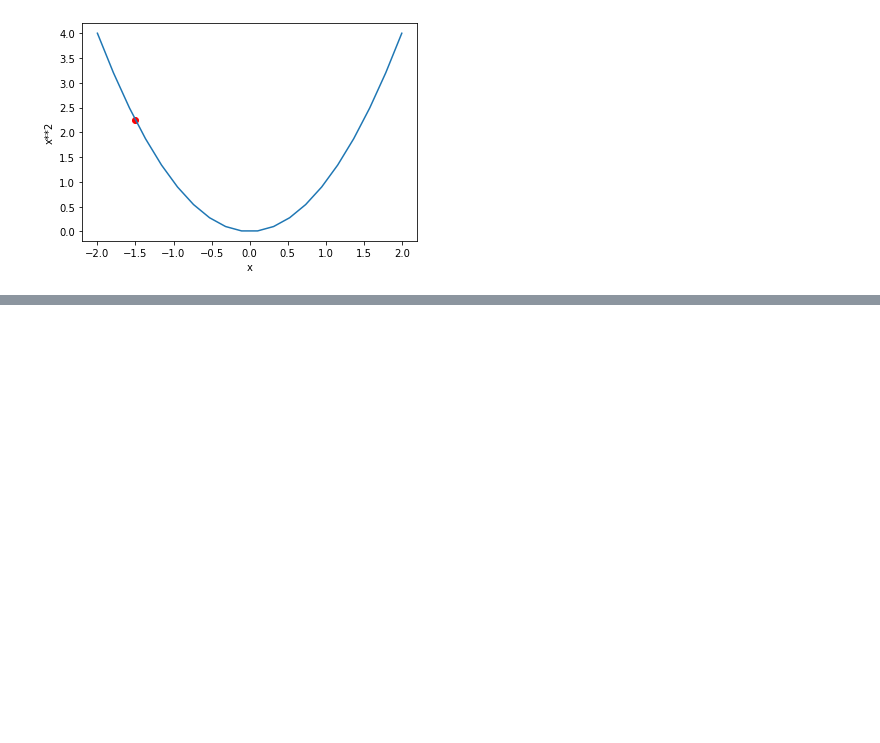
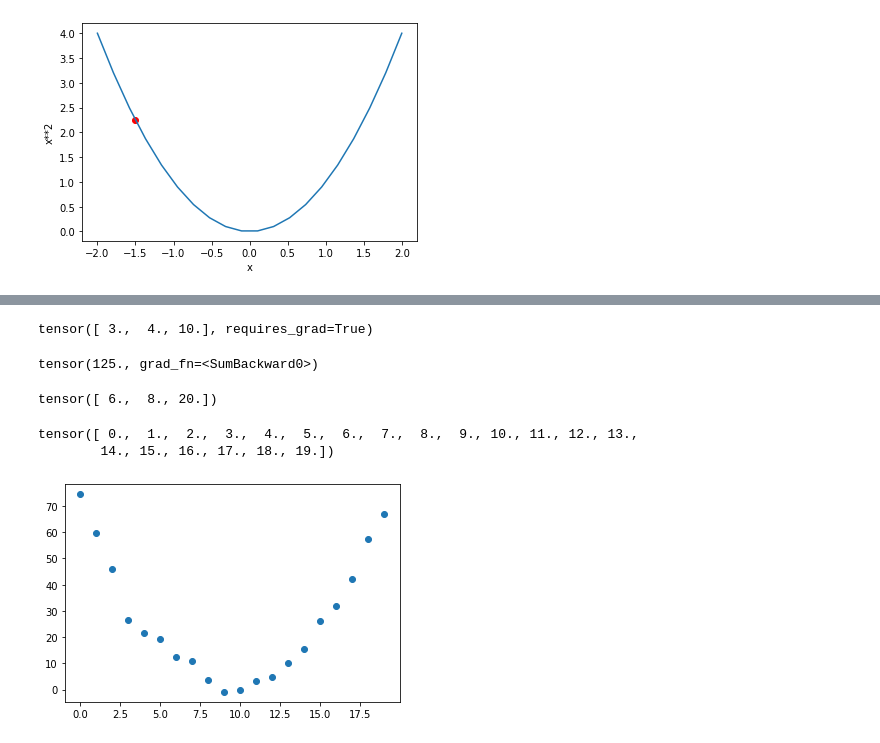
Before and after one commit to satani99/practical_deep_learning_for_coders, a Jupyter notebook: fast_ai_3.ipynb, the cells around one changed output, grey strips where cells are left out. Drawn from its saved outputs; the diff is of its cells as text; code cells hidden in the pictures; blank space fills up the shorter version.

```diff
--- a/fast_ai_3.ipynb
+++ b/fast_ai_3.ipynb
@@ -177,0 +189,5 @@ plt.scatter(-1.5, f(-1.5), color='red')
+# %%
+xt = tensor([3., 4., 10.]).requires_grad_()
+xt
+# %% [output]
+tensor([ 3.,  4., 10.], requires_grad=True)
@@ -177,0 +196,21 @@ plt.scatter(-1.5, f(-1.5), color='red')
+# %%
+yt = f(xt)
+yt
+# %% [output]
+tensor(125., grad_fn=<SumBackward0>)
+# %%
+yt.backward()
+xt.grad
+# %% [output]
+tensor([ 6.,  8., 20.])
+# %%
+time = torch.arange(0, 20).float(); time
+# %% [output]
+tensor([ 0.,  1.,  2.,  3.,  4.,  5.,  6.,  7.,  8.,  9., 10., 11., 12., 13.,
+        14., 15., 16., 17., 18., 19.])
+# %%
+torch.manual_seed(42)
+speed = torch.randn(20)*3 + 0.75*(time-9.5)**2 + 1
+plt.scatter(time, speed);
+# %% [output]
+[figure, added]
```
Also changed, not shown: parts of 23 cells of this notebook.
